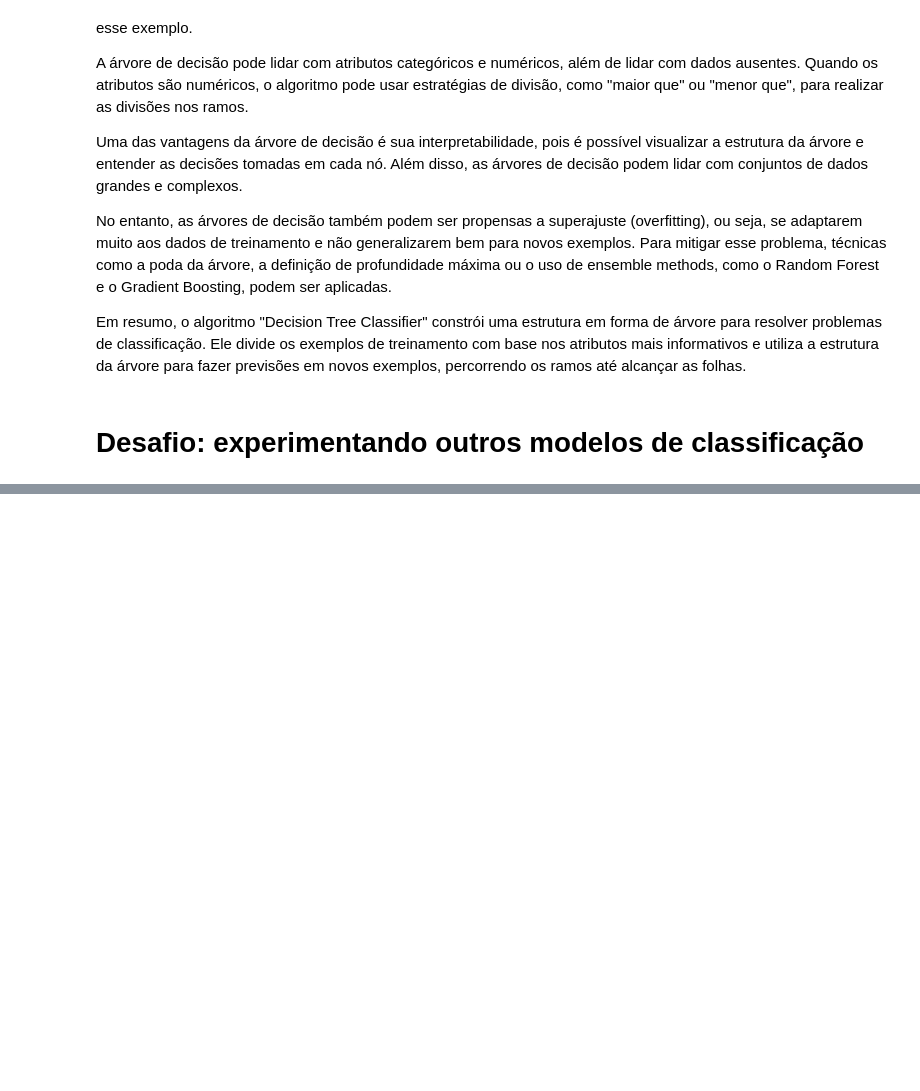
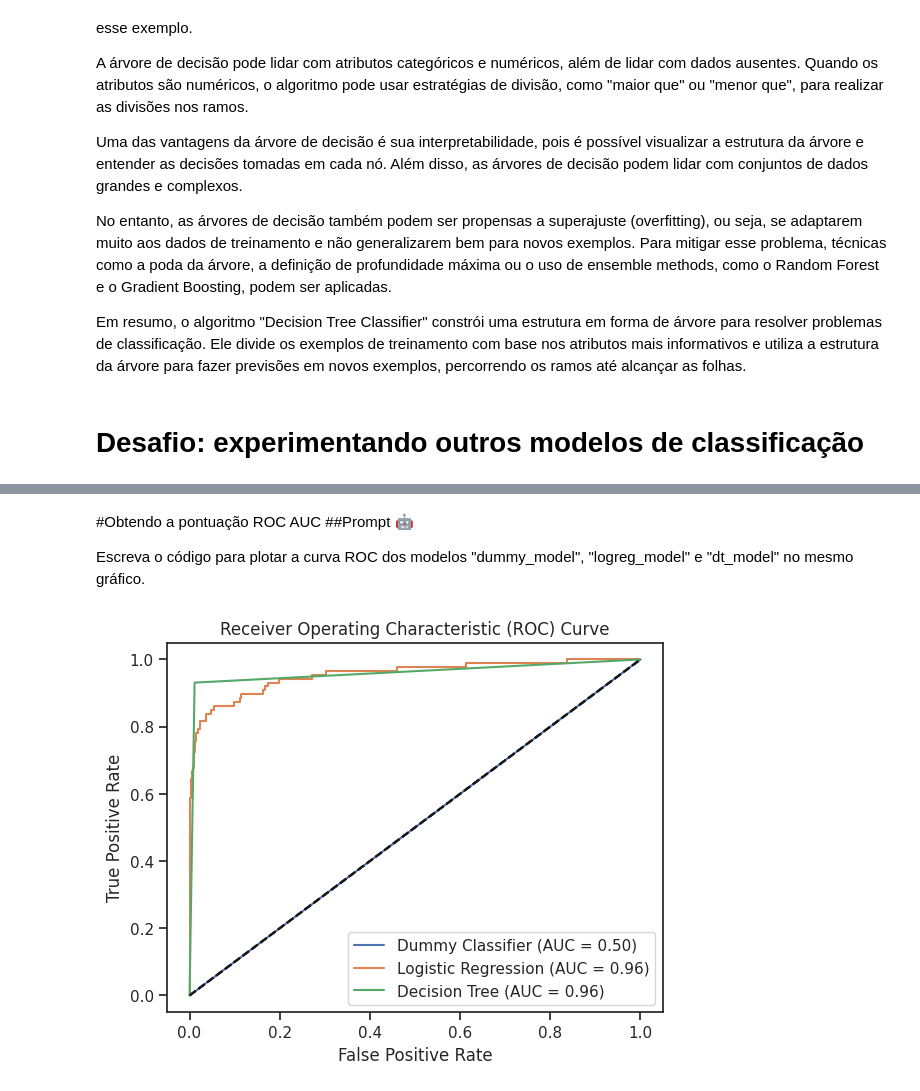
Before and after one commit to mateusopaiva/machine-learning-chatgpt, a Jupyter notebook: Machine_Learning_utilizando_ChatGPT_como_assistente.ipynb, the cells around one changed output, grey strips where cells are left out. Saved outputs shown, nothing was run; the diff lists cells and outputs as text; code cells hidden in the pictures; blank space fills up the shorter version.

```diff
--- a/Machine_Learning_utilizando_ChatGPT_como_assistente.ipynb
+++ b/Machine_Learning_utilizando_ChatGPT_como_assistente.ipynb
@@ -860,0 +1014,33 @@ Acurácia do Gradient Boosting: 98.98%
+# %% [markdown]
+#Obtendo a pontuação ROC AUC
+##Prompt 🤖
+
+Escreva o código para plotar a curva ROC dos modelos "dummy_model", "logreg_model" e "dt_model" no mesmo gráfico.
+# %%
+from sklearn.metrics import roc_curve, roc_auc_score
+
+# Função para plotar a curva ROC
+def plot_roc_curve(y_true, y_scores, label):
+    fpr, tpr, thresholds = roc_curve(y_true, y_scores)
+    auc_score = roc_auc_score(y_true, y_scores)
+    plt.plot(fpr, tpr, label=f'{label} (AUC = {auc_score:.2f})')
+    plt.plot([0, 1], [0, 1], 'k--')  # Linha de referência para um classificador aleatório
+    plt.xlabel('False Positive Rate')
+    plt.ylabel('True Positive Rate')
+    plt.title('Receiver Operating Characteristic (ROC) Curve')
+    plt.legend()
+
+# Obtendo as probabilidades das classes positivas
+dummy_probs = dummy_model.predict_proba(X_test)[:, 1]
+logreg_probs = logreg_model.predict_proba(X_test)[:, 1]
+dt_probs = dt_model.predict_proba(X_test)[:, 1]
+
+# Plotando a curva ROC para cada modelo
+plot_roc_curve(y_test, dummy_probs, label='Dummy Classifier')
+plot_roc_curve(y_test, logreg_probs, label='Logistic Regression')
+plot_roc_curve(y_test, dt_probs, label='Decision Tree')
+
+# Exibindo o gráfico
+plt.show()
+# %% [output]
+[figure, added]
```
Also changed, not shown: parts of 17 cells of this notebook.
